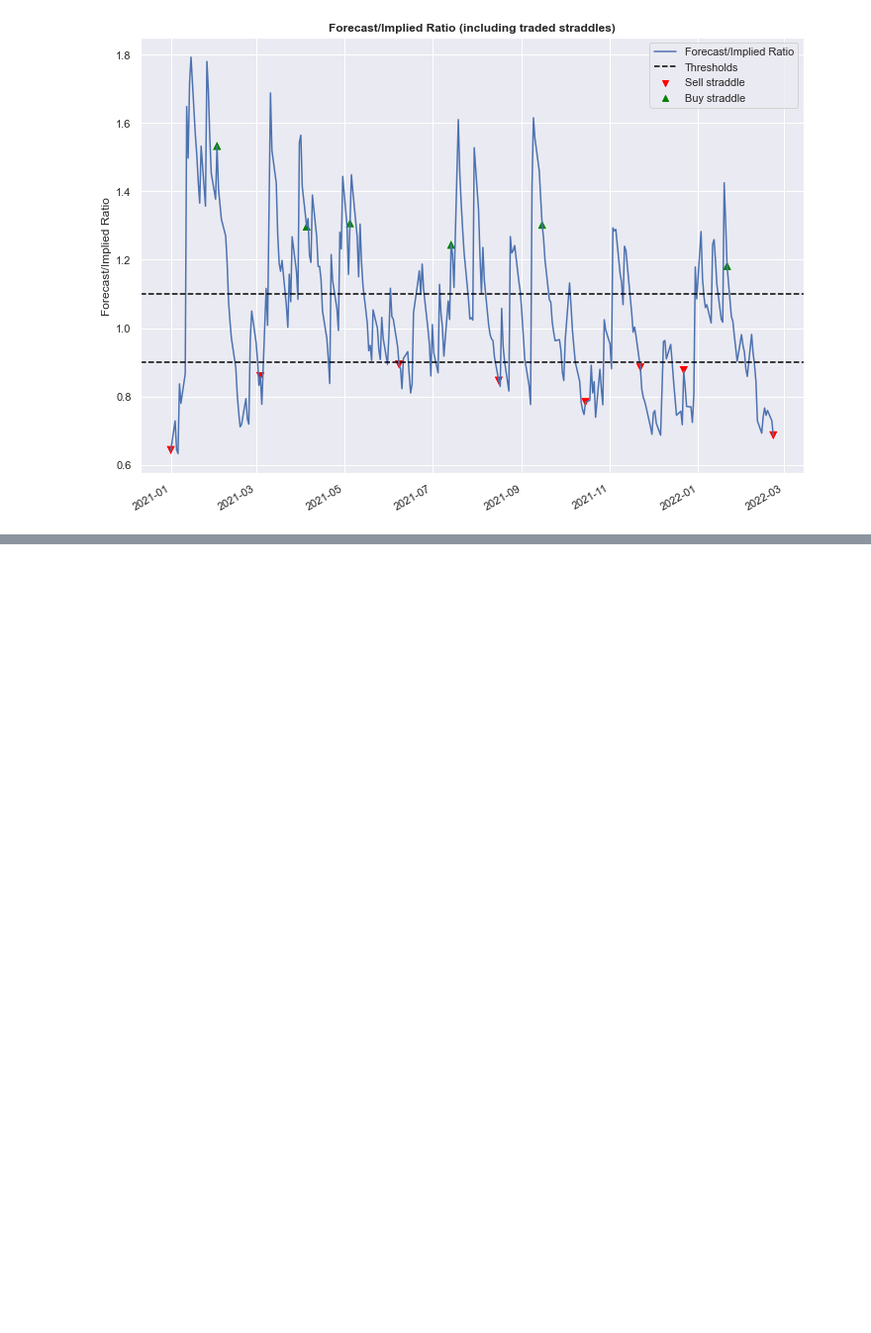
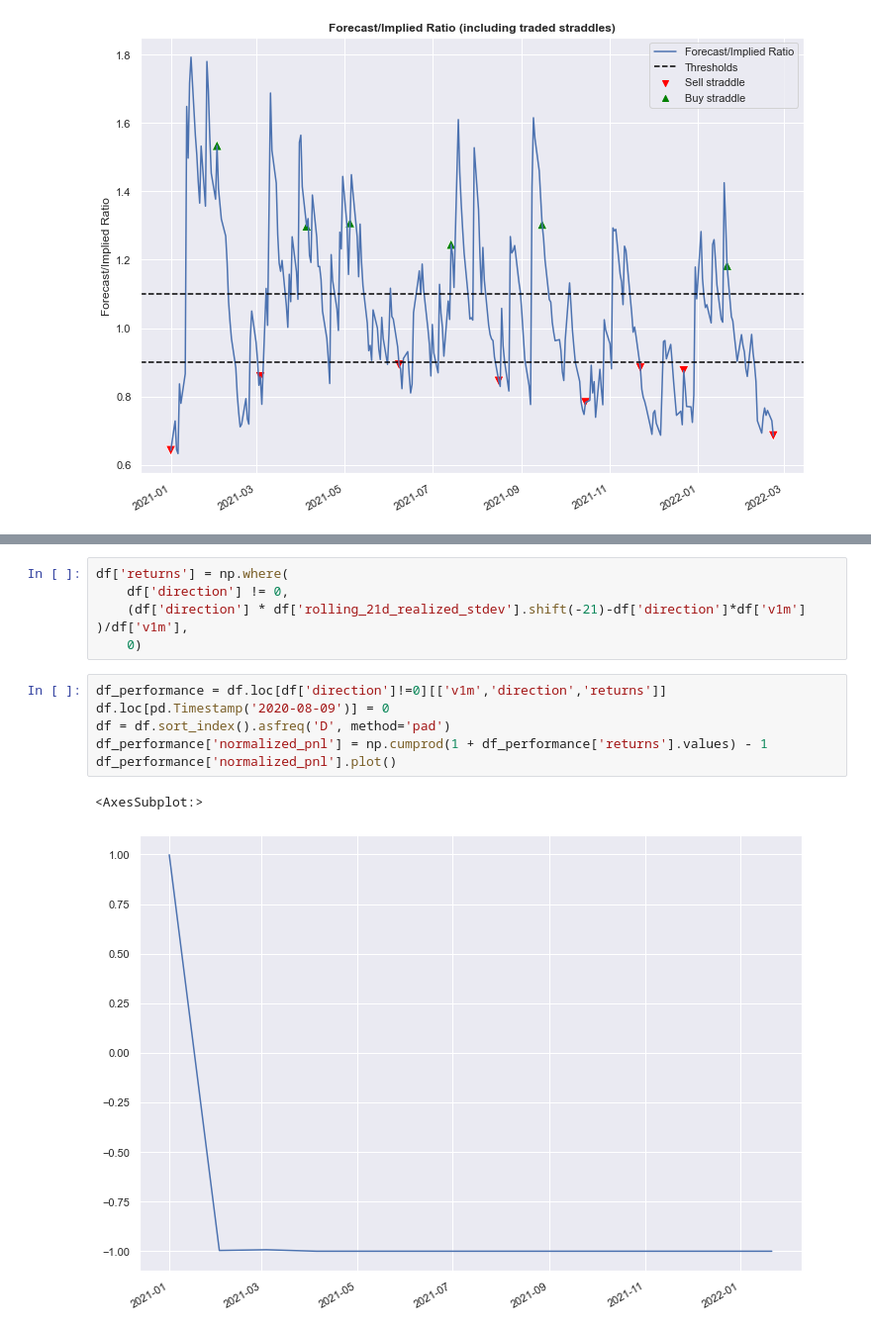
Before and after one commit to frederikbachdk/FXVolTrading, a Jupyter notebook: tradingstrategy/garch_trading.ipynb, the cells around one changed output, grey strips where cells are left out. Shown: that part at 99% size. Drawn from its saved outputs; the diff is of its cells as text; blank space fills up the shorter version.

```diff
--- a/tradingstrategy/garch_trading.ipynb
+++ b/tradingstrategy/garch_trading.ipynb
@@ -86,0 +103,14 @@ plot_trades(df,thres_up=threshold_up,thres_down=threshold_down)
+# %%
+df['returns'] = np.where(
+    df['direction'] != 0,
+    (df['direction'] * df['rolling_21d_realized_stdev'].shift(-21)-df['direction']*df['v1m'] )/df['v1m'],
+    0)
+# %%
+df_performance = df.loc[df['direction']!=0][['v1m','direction','returns']]
+df.loc[pd.Timestamp('2020-08-09')] = 0
+df = df.sort_index().asfreq('D', method='pad')
+df_performance['normalized_pnl'] = np.cumprod(1 + df_performance['returns'].values) - 1
+df_performance['normalized_pnl'].plot()
+# %% [output]
+<AxesSubplot:>
+[figure, added]
```
Also changed, not shown: parts of 2 cells of this notebook, 3 other files.
